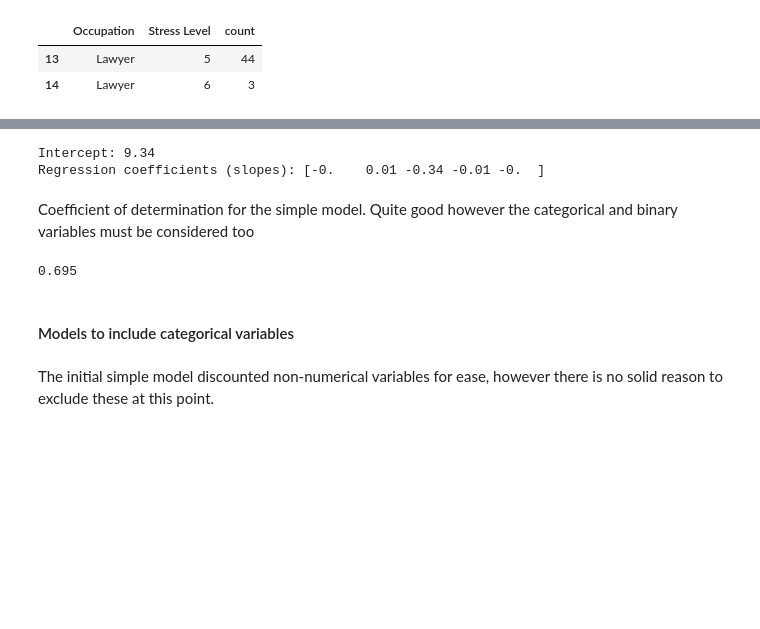
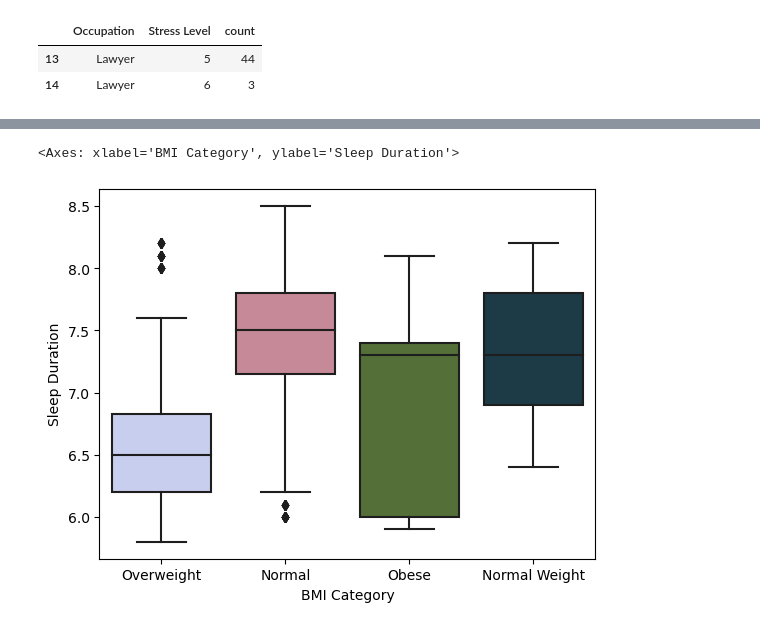
Before and after one commit to fatmagulg/sleep-health-lifestyle, a Jupyter notebook: Sleep Data Analysis.ipynb, the cells around one changed output, grey strips where cells are left out. Cells and saved outputs as stored; diff of their text form; code cells hidden in the pictures; blank space fills up the shorter version.

```diff
--- a/Sleep Data Analysis.ipynb
+++ b/Sleep Data Analysis.ipynb
@@ -194,31 +186,5 @@ X_data.head()
-# %%
-from sklearn.model_selection import train_test_split
-X_data =  X_data.to_numpy()
-y_data =  y_data.loc[:,'Sleep Duration'].to_numpy()
-
-X_train, X_test, y_train, y_test = train_test_split(X_data, y_data, test_size=0.7, random_state = 42)
-
-# scaler = StandardScaler()
-# X_scaled = scaler.fit_transform(X_train)
-
-linear_regr = LinearRegression()
-linear_regr.fit(X_train, y_train)
-b = linear_regr.coef_
-b0 = linear_regr.intercept_
-
-b, b0
-print(f'Intercept: {b0.round(2)}')
-print(f'Regression coefficients (slopes): {b.round(4)}')
-# %% [output]
-Intercept: 9.34
-Regression coefficients (slopes): [-0.    0.01 -0.34 -0.01 -0.  ]
-# %% [markdown]
-Coefficient of determination for the simple model. Quite good however the categorical and binary variables must be considered too
-# %%
-linear_regr.score(X_data, y_data).round(3)
-# %% [output]
-0.695
-# %% [markdown]
-#### Models to include categorical variables
-# %% [markdown]
-The initial simple model discounted non-numerical variables for ease, however there is no solid reason to exclude these at this point.
+# %%
+sns.boxplot(data = sleephealth, x = 'BMI Category', y = 'Sleep Duration', palette='cubehelix_r')
+# %% [output]
+<Axes: xlabel='BMI Category', ylabel='Sleep Duration'>
+[figure, added]
```
Also changed, not shown: parts of 21 cells of this notebook.
